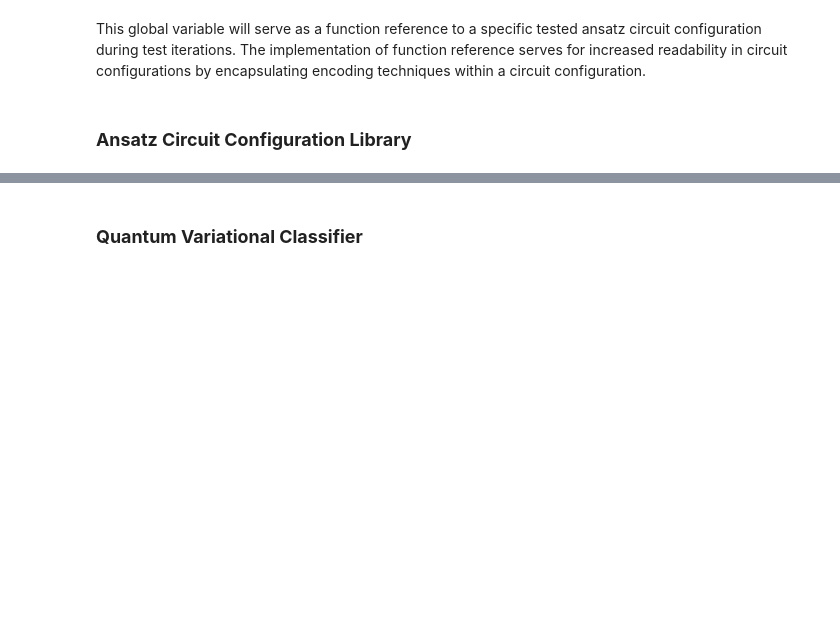
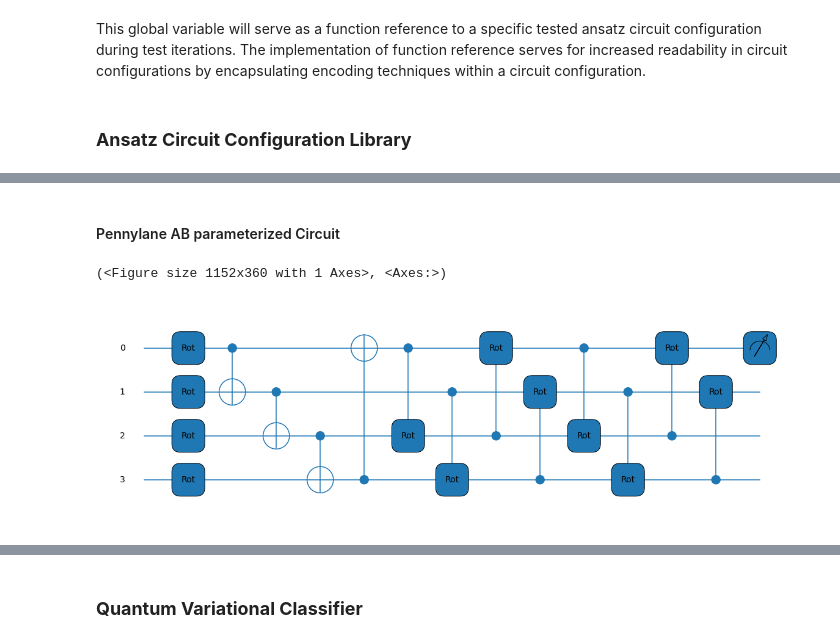
Before and after one commit to mattjurenka/qml-capstone, a Jupyter notebook: testbench.ipynb, the cells around one changed output, grey strips where cells are left out. Saved outputs shown, nothing was run; the diff lists cells and outputs as text; code cells hidden in the pictures; blank space fills up the shorter version.

```diff
--- a/testbench.ipynb
+++ b/testbench.ipynb
@@ -197,0 +161,22 @@ circuit_library = [pennylane_circuit, hardware_efficient_circuit,
+# %% [markdown]
+#### Pennylane AB parameterized Circuit
+# %%
+# https://pennylane.ai/qml/glossary/circuit_ansatz.html#a-parametrized-b-parametrized
+def pennylane_ab_parameterized_circuit(weights, features):
+    rotational_encoding(features)
+
+    for W in weights:
+        qml.CRot(W[0, 0], W[0, 1], W[0, 2], wires=[0, 2])
+        qml.CRot(W[1, 0], W[1, 1], W[1, 2], wires=[1, 3])
+        qml.CRot(W[2, 0], W[2, 1], W[2, 2], wires=[2, 0])
+        qml.CRot(W[3, 0], W[3, 1], W[3, 2], wires=[3, 1])
+
+    return qml.expval(qml.PauliZ(0))
+
+
+circuit_library.append(pennylane_ab_parameterized_circuit)
+temp_circuit = qml.QNode(pennylane_ab_parameterized_circuit, draw_device)
+print(qml.draw_mpl(temp_circuit)(draw_weights, draw_features))
+# %% [output]
+(<Figure size 1152x360 with 1 Axes>, <Axes:>)
+[figure, added]
```
Also changed, not shown: parts of 23 cells of this notebook.
